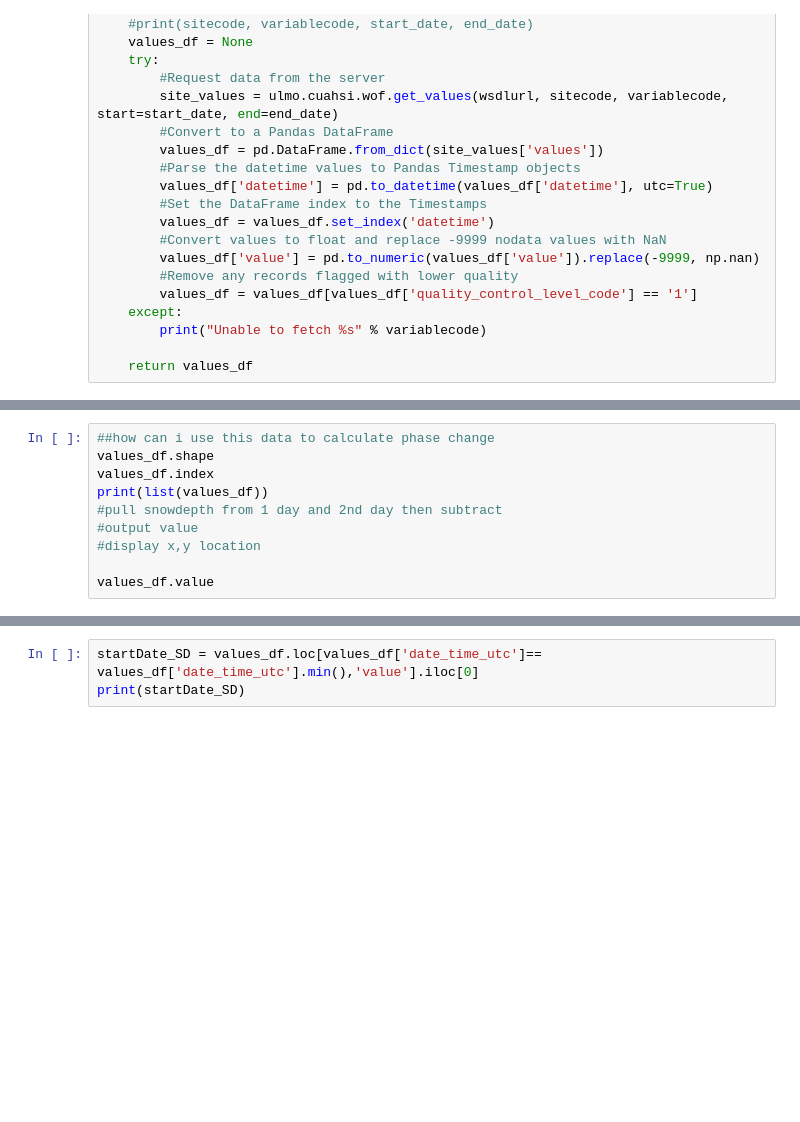
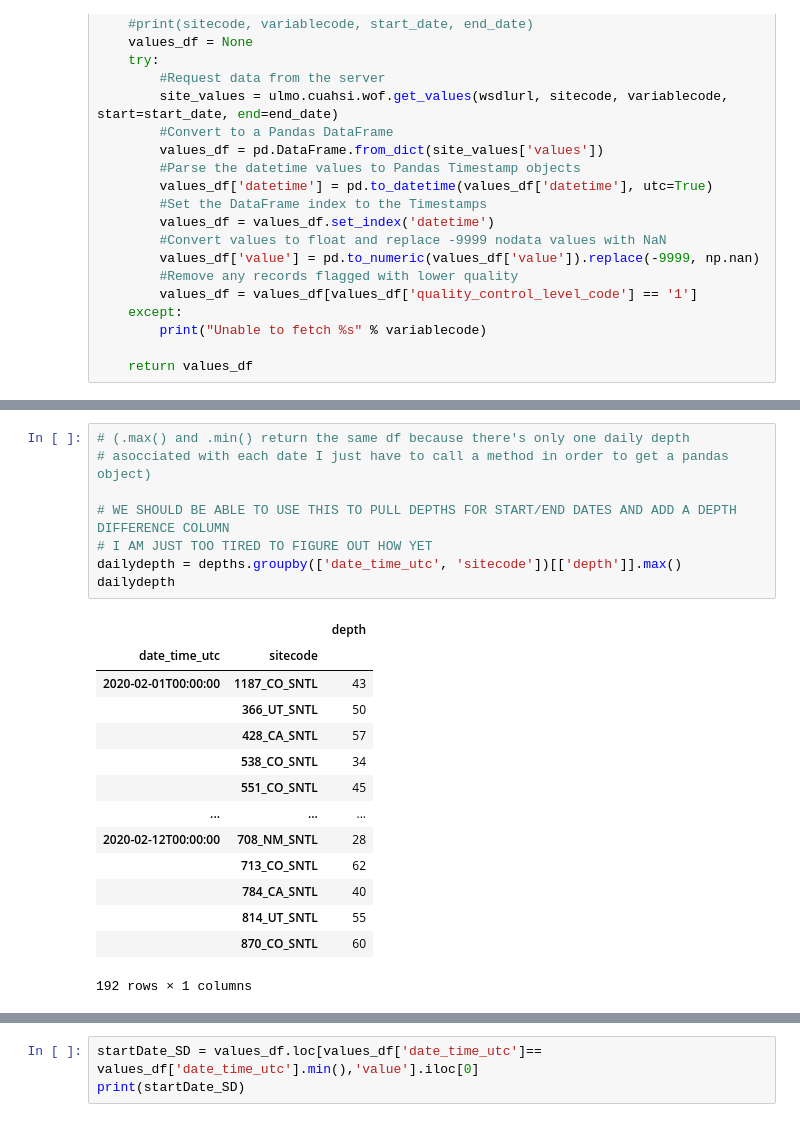
Before and after one commit to snowex-hackweek/uavsar, a Jupyter notebook: snotel_stuff/Ap_MMc_SNOTEL-2.ipynb, the cells around one changed output, grey strips where cells are left out. Saved outputs shown, nothing was run; the diff lists cells and outputs as text; blank space fills up the shorter version.

```diff
--- a/snotel_stuff/Ap_MMc_SNOTEL-2.ipynb
+++ b/snotel_stuff/Ap_MMc_SNOTEL-2.ipynb
@@ -203,10 +204,23 @@ values_df
-# %%
-##how can i use this data to calculate phase change
-values_df.shape
-values_df.index
-print(list(values_df))
-#pull snowdepth from 1 day and 2nd day then subtract
-#output value
-#display x,y location
-
-values_df.value
+# %%
+# (.max() and .min() return the same df because there's only one daily depth
+# asocciated with each date I just have to call a method in order to get a pandas object)
+
+# WE SHOULD BE ABLE TO USE THIS TO PULL DEPTHS FOR START/END DATES AND ADD A DEPTH DIFFERENCE COLUMN
+# I AM JUST TOO TIRED TO FIGURE OUT HOW YET
+dailydepth = depths.groupby(['date_time_utc', 'sitecode'])[['depth']].max()
+dailydepth
+# %% [output]
+|  |  | depth |
+| date_time_utc | sitecode |  |
+| 2020-02-01T00:00:00 | 1187_CO_SNTL | 43 |
+|  | 366_UT_SNTL | 50 |
+|  | 428_CA_SNTL | 57 |
+|  | 538_CO_SNTL | 34 |
+|  | 551_CO_SNTL | 45 |
+| ... | ... | ... |
+| 2020-02-12T00:00:00 | 708_NM_SNTL | 28 |
+|  | 713_CO_SNTL | 62 |
+|  | 784_CA_SNTL | 40 |
+|  | 814_UT_SNTL | 55 |
+|  | 870_CO_SNTL | 60 |
+192 rows × 1 columns
```
Also changed, not shown: parts of 12 cells of this notebook.
